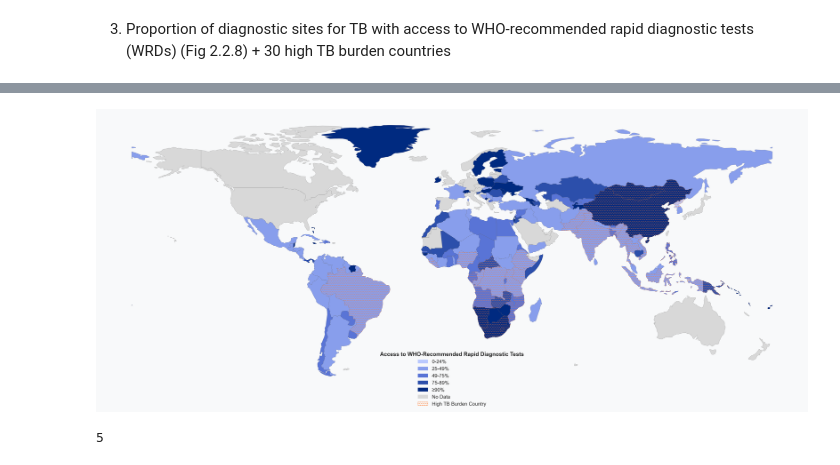
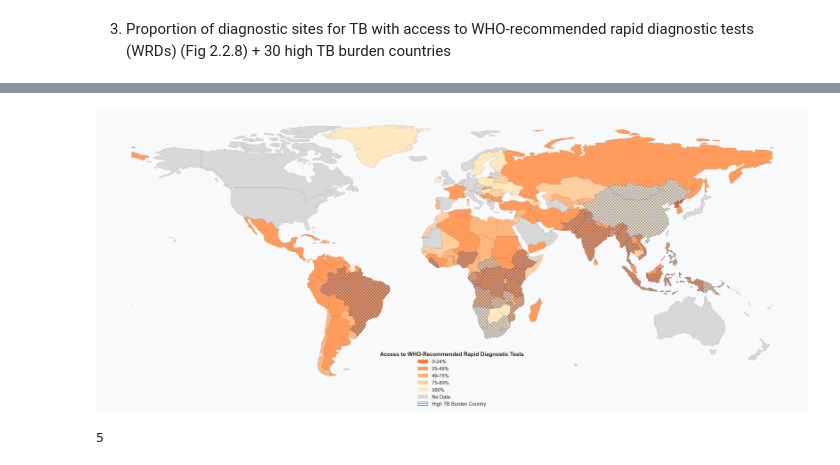
Before and after one commit to carol02r/dspp_capstone_msf, a Jupyter notebook: WHO/WHO_analysis.ipynb, the cells around one changed output, grey strips where cells are left out. Cells and saved outputs as stored; diff of their text form; code cells hidden in the pictures.

```diff
--- a/WHO/WHO_analysis.ipynb
+++ b/WHO/WHO_analysis.ipynb
@@ -461,9 +516,11 @@ world = gpd.read_file(gpd.datasets.get_path('naturalearth_lowres'))
 f2_2_8_map = world.merge(f2_2_8, how="left", left_on="iso_a3", right_on="iso3")
 f2_2_8_map = f2_2_8_map[f2_2_8_map['continent'] != 'Antarctica']
 
+
 # Define color palette and scale
-palette_map = ['#bac9fe','#889eec','#5974d6','#2c4fab', '#002a80']
+palette_map = ['#ff7d36','#ff9b5c','#ffb67e','#ffcf9f', '#ffe7c0']
 color_scale = [0, 25, 49, 75, 89]
+
 
 # Function to get the color based on 'wrd_pct'
 def get_color(wrd_pct):
@@ -498,7 +555,7 @@ f2_2_8_map[f2_2_8_map['hbc30'] == 'g_hb_tb'].plot(
     ax=ax,
     color='None',
     hatch='....',
-    edgecolor='#ff7d36',
+    edgecolor='#002a80',
     linewidth=0.2,
     alpha=0.5
 )
@@ -521,7 +578,7 @@ no_data_patch = mpatches.Patch(color='#d8d8d8',
 hatch_patch = mpatches.Patch(facecolor='None',
                              hatch='....',
                              label='High TB Burden Country',
-                             edgecolor='#ff7d36',
+                             edgecolor='#002a80',##
                              linewidth=0.5,
                              alpha=0.8)
 
@@ -535,34 +592,34 @@ legend = ax.legend(handles=all_patches,
                   bbox_to_anchor=(0.5, -0.08),
                   fontsize=10)
 
 # Style the legend title
 legend.get_title().set_fontsize('11')
 legend.get_title().set_fontweight('bold')
 
 # Add title with better styling
 #plt.title('Global Access to WRDs in TB diagnosis sites, 2023',
         #  pad=20,
          # fontsize=16,
          # fontweight='bold')
 
 # Add subtle caption
 #plt.figtext(0.99, 0.01, 'Data source: WHO Global TB Database',
  #           ha='right',
   #          va='bottom',
    #         fontsize=8,
     #        style='italic',
      #       color='#666666')
 
 # Remove axes
 ax.set_axis_off()
 
 # Adjust layout to prevent clipping
 plt.tight_layout()
 
 # Show the plot
 plt.show()
 # %% [output]
-[figure, old version]
+[figure, new version]
 # %%
 #calculate number of g_hb_tb countries that have over 90% access to WRD
 g_hb_tb = f2_2_8_map[f2_2_8_map['hbc30'] == 'g_hb_tb']
```
Also changed, not shown: parts of 12 cells of this notebook, 4 other files.
